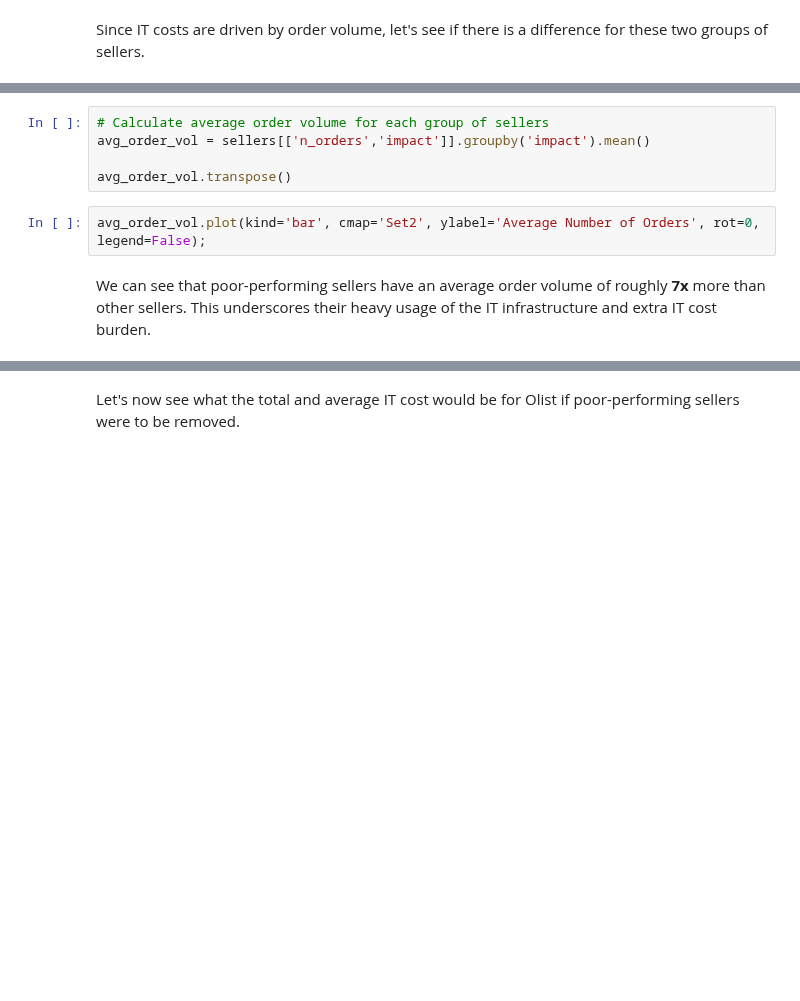
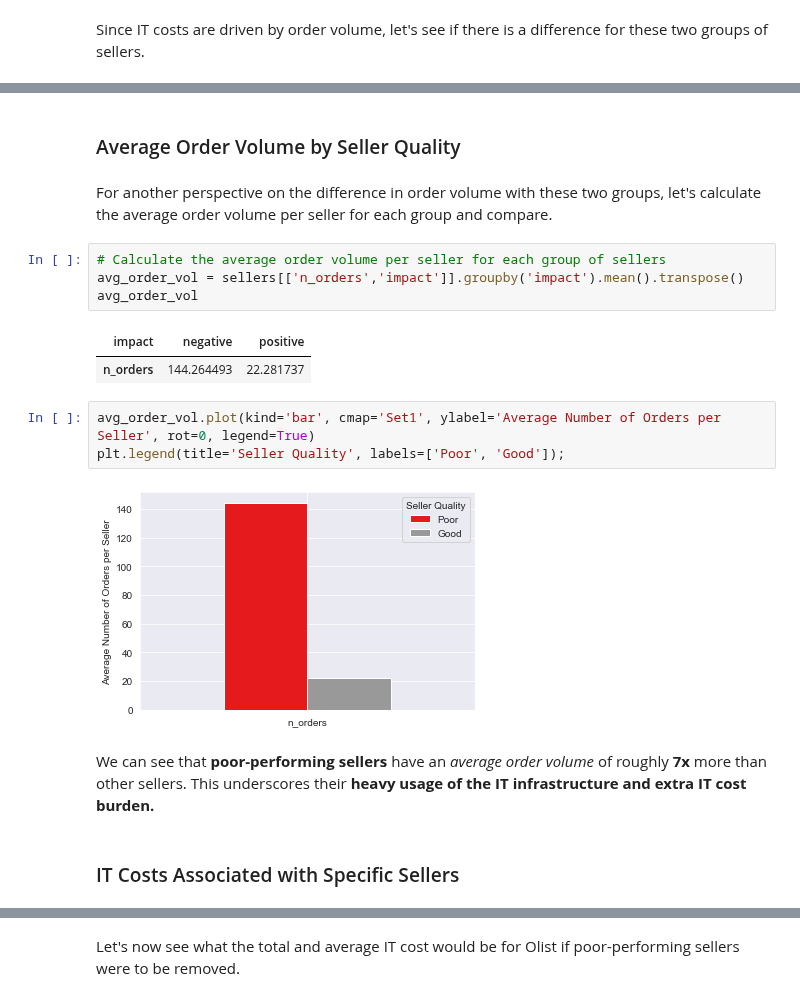
Before and after one commit to phlln/olist-analysis, a Jupyter notebook: notebooks/CEO Recommendations.ipynb, the cells around one changed output, grey strips where cells are left out. Cells and saved outputs as stored; diff of their text form; blank space fills up the shorter version.

```diff
--- a/notebooks/CEO Recommendations.ipynb
+++ b/notebooks/CEO Recommendations.ipynb
@@ -483,9 +502,20 @@ Let's find out what the average difference in order volume is for these two grou
+# %% [markdown]
+### Average Order Volume by Seller Quality
+# %% [markdown]
+For another perspective on the difference in order volume with these two groups, let's calculate the average order volume per seller for each group and compare.
 # %%
-# Calculate average order volume for each group of sellers
-avg_order_vol = sellers[['n_orders','impact']].groupby('impact').mean()
-
-avg_order_vol.transpose()
+# Calculate the average order volume per seller for each group of sellers
+avg_order_vol = sellers[['n_orders','impact']].groupby('impact').mean().transpose()
+avg_order_vol
+# %% [output]
+| impact | negative | positive |
+| n_orders | 144.264493 | 22.281737 |
 # %%
-avg_order_vol.plot(kind='bar', cmap='Set2', ylabel='Average Number of Orders', rot=0, legend=False);
+avg_order_vol.plot(kind='bar', cmap='Set1', ylabel='Average Number of Orders per Seller', rot=0, legend=True)
+plt.legend(title='Seller Quality', labels=['Poor', 'Good']);
+# %% [output]
+[figure, added]
 # %% [markdown]
-We can see that poor-performing sellers have an average order volume of roughly **7x** more than other sellers. This underscores their heavy usage of the IT infrastructure and extra IT cost burden.
+We can see that **poor-performing sellers** have an *average order volume* of roughly **7x** more than other sellers. This underscores their **heavy usage of the IT infrastructure and extra IT cost burden.**
+# %% [markdown]
+### IT Costs Associated with Specific Sellers
```
Also changed, not shown: parts of 41 cells of this notebook.
